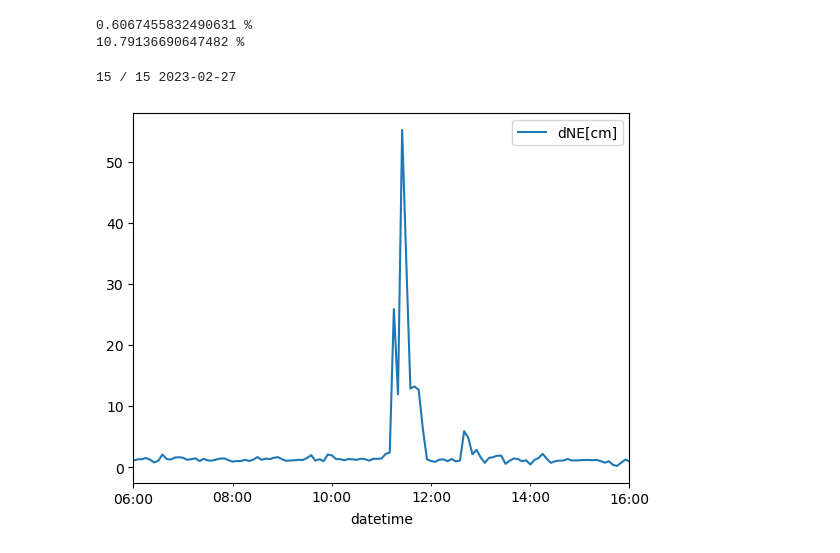
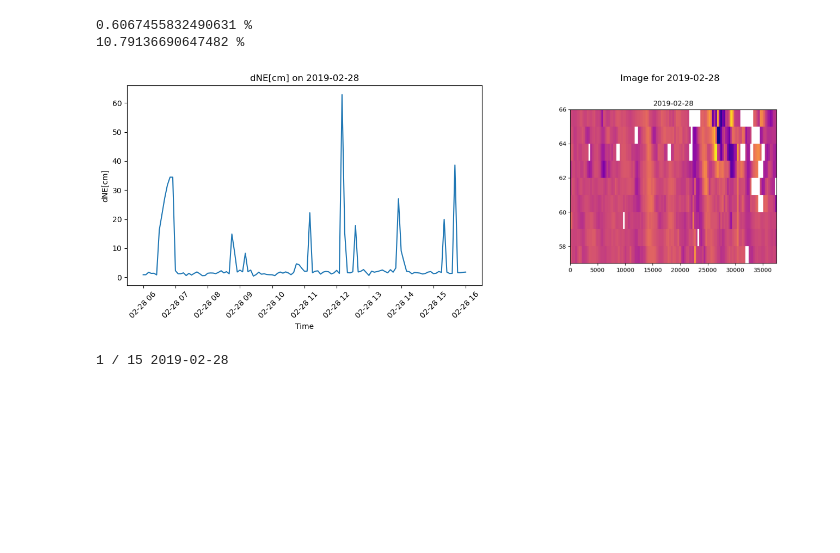
Before and after one commit to kuhaonmaraani/gradu, a Jupyter notebook: finalanalysis.ipynb, the cells around one changed output. Cells and saved outputs as stored; diff of their text form; code cells hidden in the pictures; blank space fills up the shorter version.

```diff
--- a/finalanalysis.ipynb
+++ b/finalanalysis.ipynb
@@ -131,10 +133,40 @@ neghairiot = list(clusters.loc[~clusters['hairio']]['dates'].dt.date)
 # %%
 i=0
 # %%
-finaldf.loc[finaldf['datetime'].dt.date == hairiot[i]].plot(x='datetime', y='dNE[cm]', kind='line')
+anomaly_day = hairiot[i]
 
-i+=1
-print(i, '/', len(hairiot), hairiot[i-1])#, finaldf.loc[finaldf['datetime'].dt.date == neghairiot[i-1]]['dNE_med'].mean())
+# Filter data for that day
+day_data = finaldf[finaldf['datetime'].dt.date == anomaly_day]
+
+# Build image path
+image_path = f"data/og/{anomaly_day}og.png"
+
+# Create side-by-side plot
+fig, axes = plt.subplots(1, 2, figsize=(14, 5))
+
+# Plot dNE[cm]
+axes[0].plot(day_data['datetime'], day_data['dNE[cm]'])
+axes[0].set_title(f'dNE[cm] on {anomaly_day}')
+axes[0].set_xlabel('Time')
+axes[0].set_ylabel('dNE[cm]')
+axes[0].tick_params(axis='x', rotation=45)
+
+# Show image if it exists
+if os.path.exists(image_path):
+    img = mpimg.imread(image_path)
+    axes[1].imshow(img)
+    axes[1].axis('off')
+    axes[1].set_title(f'Image for {anomaly_day}')
+else:
+    axes[1].text(0.5, 0.5, 'Image not found', ha='center', va='center')
+    axes[1].axis('off')
+
+plt.tight_layout()
+plt.show()
+
+# Progress print
+i += 1
+print(i, '/', len(hairiot), hairiot[i-1])
 # %% [output]
+[figure, new version]
-15 / 15 2023-02-27
+1 / 15 2019-02-28
-[figure, old version]
```
Also changed, not shown: parts of 2 cells of this notebook.
